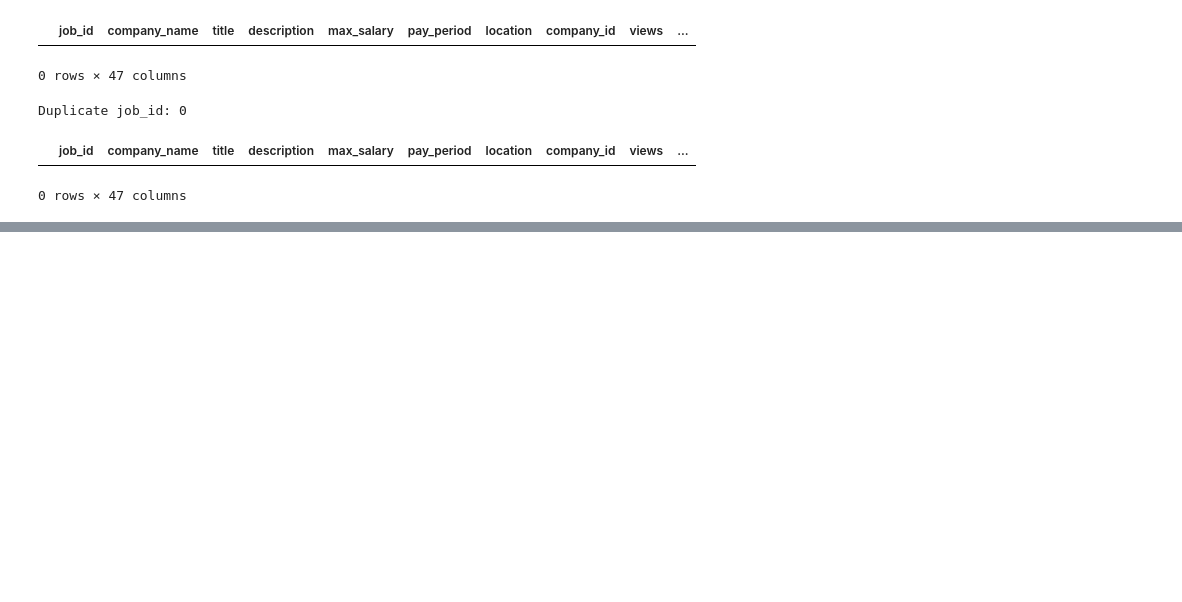
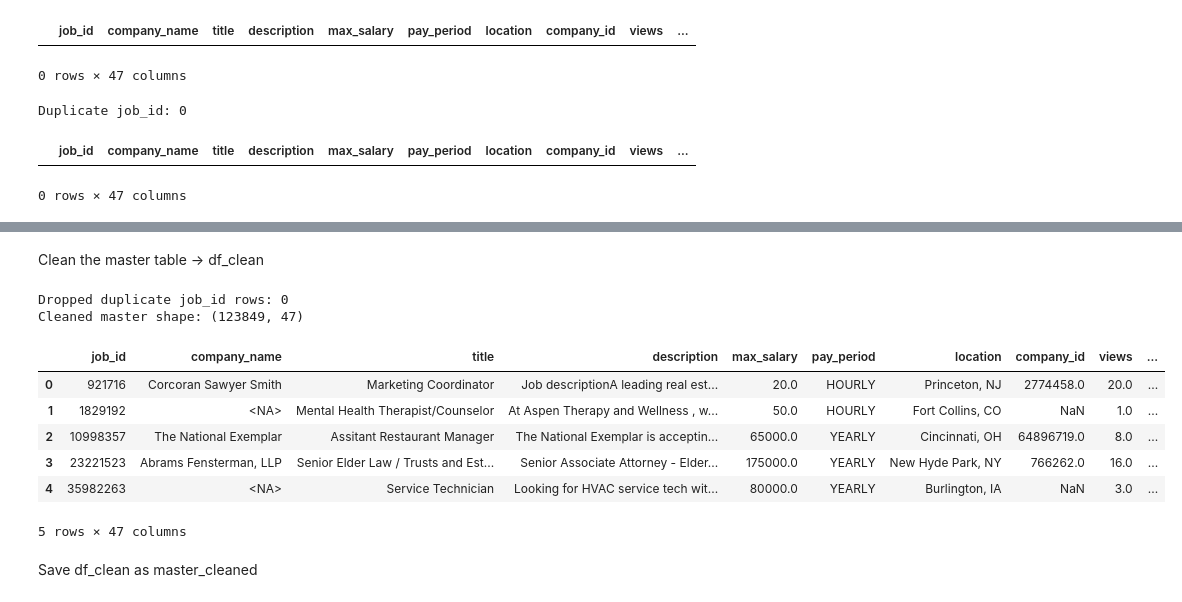
Before and after one commit to abduyea/Career-Trends-Analyzer, a Jupyter notebook: notebooks/data_cleaning_and_preprocessing.ipynb, the cells around one changed output, grey strips where cells are left out. Cells and saved outputs as stored; diff of their text form; code cells hidden in the pictures; blank space fills up the shorter version.

Commit message:
update the cleaning

```diff
--- a/notebooks/data_cleaning_and_preprocessing.ipynb
+++ b/notebooks/data_cleaning_and_preprocessing.ipynb
@@ -202,0 +298,76 @@ Duplicate job_id: 0
+# %%
+import pandas as pd
+
+def clean_text(x):
+    """Strip whitespace; keep original case for readability."""
+    if pd.isna(x):
+        return pd.NA
+    s = str(x).strip()
+    return s if s else pd.NA
+
+
+def to_datetime_ms(df: pd.DataFrame, cols: list[str]) -> pd.DataFrame:
+    """Convert millisecond timestamps to pandas datetime."""
+    for col in cols:
+        if col in df.columns:
+            df[col] = pd.to_datetime(df[col], unit="ms", errors="coerce")
+    return df
+# %% [markdown]
+Clean the master table → df_clean
+# %%
+df_clean = df.copy()
+
+# 1) Clean text columns: strip whitespace
+text_cols = [
+    "company_name",
+    "title",
+    "location",
+    "formatted_work_type",
+    "application_type",
+    "posting_domain",
+    "work_type",
+    "formatted_experience_level",
+    "state",
+    "country",
+    "city",
+    "zip_code_company",
+    "address",
+]
+for col in text_cols:
+    if col in df_clean.columns:
+        df_clean[col] = df_clean[col].apply(clean_text)
+
+# 2) Fix obvious bad codes
+if "country" in df_clean.columns:
+    df_clean["country"] = df_clean["country"].replace("0", pd.NA)
+
+if "zip_code_company" in df_clean.columns:
+    df_clean["zip_code_company"] = df_clean["zip_code_company"].replace("0", pd.NA)
+
+if "address" in df_clean.columns:
+    df_clean["address"] = df_clean["address"].replace("0", pd.NA)
+
+# 3) Convert millisecond timestamps → datetime
+time_cols = ["original_listed_time", "listed_time", "expiry", "closed_time"]
+df_clean = to_datetime_ms(df_clean, time_cols)
+
+# 4) Drop duplicate jobs (safety)
+if "job_id" in df_clean.columns:
+    before = df_clean.shape[0]
+    df_clean = df_clean.drop_duplicates(subset=["job_id"]).reset_index(drop=True)
+    print("Dropped duplicate job_id rows:", before - df_clean.shape[0])
+
+print("Cleaned master shape:", df_clean.shape)
+df_clean.head()
+# %% [output]
+Dropped duplicate job_id rows: 0
+Cleaned master shape: (123849, 47)
+|  | job_id | company_name | title | description | max_salary | pay_period | location | company_id | views | ... |
+| 0 | 921716 | Corcoran Sawyer Smith | Marketing Coordinator | Job descriptionA leading real est... | 20.0 | HOURLY | Princeton, NJ | 2774458.0 | 20.0 | ... |
+| 1 | 1829192 | <NA> | Mental Health Therapist/Counselor | At Aspen Therapy and Wellness , w... | 50.0 | HOURLY | Fort Collins, CO | NaN | 1.0 | ... |
+| 2 | 10998357 | The National Exemplar | Assitant Restaurant Manager | The National Exemplar is acceptin... | 65000.0 | YEARLY | Cincinnati, OH | 64896719.0 | 8.0 | ... |
+| 3 | 23221523 | Abrams Fensterman, LLP | Senior Elder Law / Trusts and Est... | Senior Associate Attorney - Elder... | 175000.0 | YEARLY | New Hyde Park, NY | 766262.0 | 16.0 | ... |
+| 4 | 35982263 | <NA> | Service Technician | Looking for HVAC service tech wit... | 80000.0 | YEARLY | Burlington, IA | NaN | 3.0 | ... |
+5 rows × 47 columns
+# %% [markdown]
+Save df_clean as master_cleaned
```
Also changed, not shown: parts of 6 cells of this notebook.
